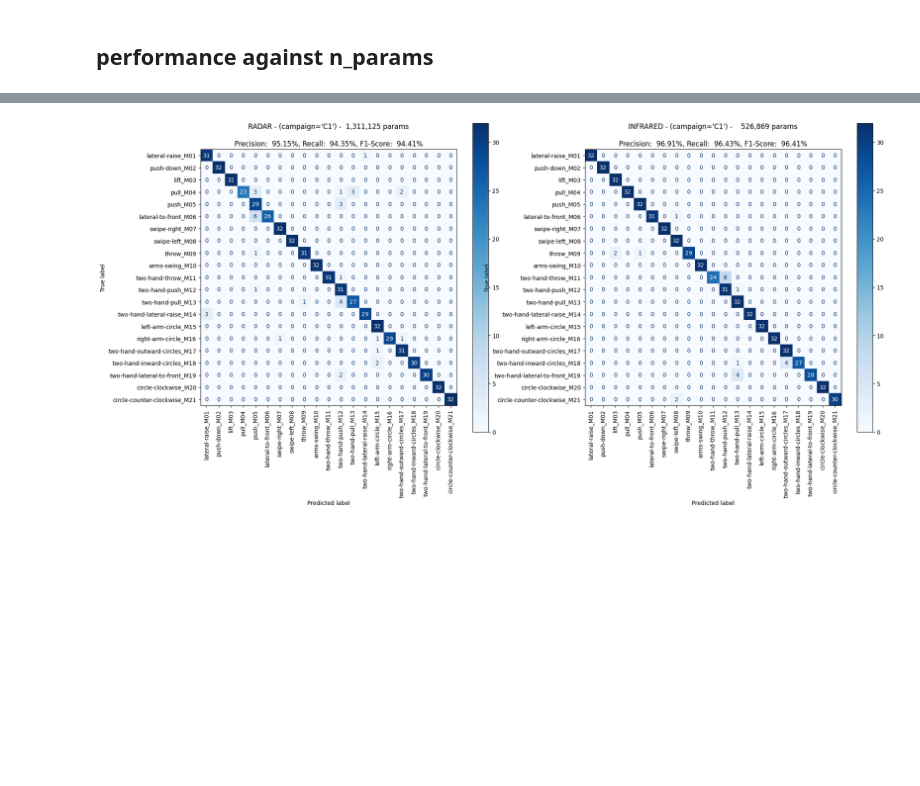
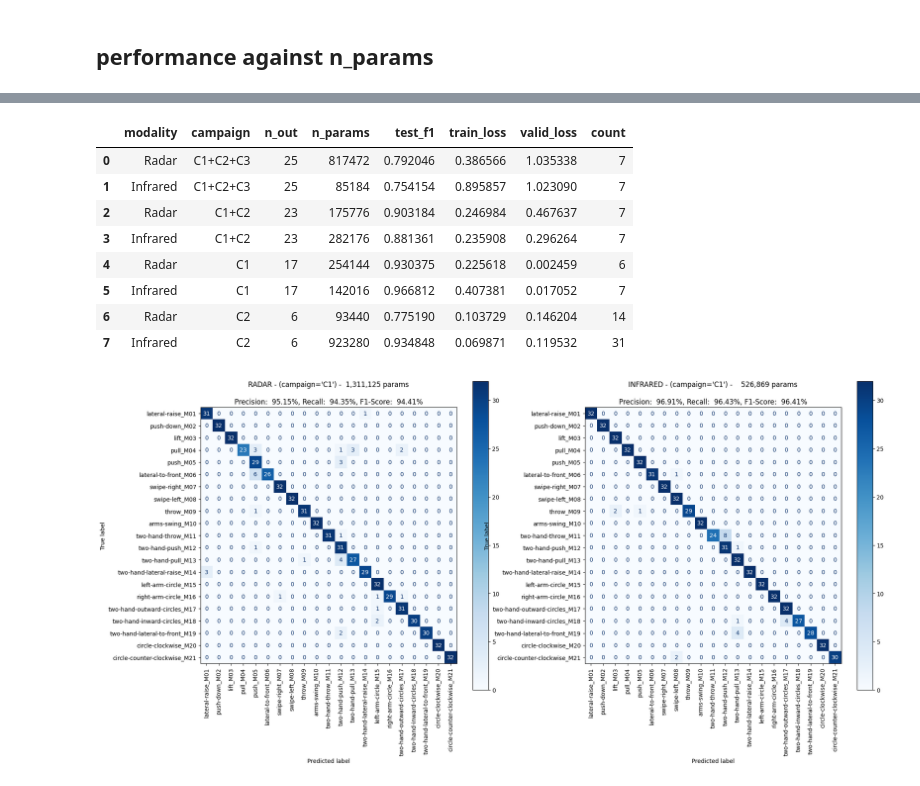
Before and after one commit to anasdev1204/CoDaS-Radar-based-Sentiment-Analysis-and-recognition, a Jupyter notebook: mudassar/result_visualization.ipynb, the cells around one changed output, grey strips where cells are left out. Cells and saved outputs as stored; diff of their text form; code cells hidden in the pictures; blank space fills up the shorter version.

```diff
--- a/mudassar/result_visualization.ipynb
+++ b/mudassar/result_visualization.ipynb
@@ -122,3 +137,15 @@ best_models[["modality", "campaign"]+cols[1:-1]]
+# %%
+best_model_table({17: "C1", 6: "C2", 23: "C1+C2", 25: "C1+C2+C3"}, "train_behaviors", "_cat_contrastive_exp_logs")
+# %% [output]
+|  | modality | campaign | n_out | n_params | test_f1 | train_loss | valid_loss | count |
+| 0 | Radar | C1+C2+C3 | 25 | 817472 | 0.792046 | 0.386566 | 1.035338 | 7 |
+| 1 | Infrared | C1+C2+C3 | 25 | 85184 | 0.754154 | 0.895857 | 1.023090 | 7 |
+| 2 | Radar | C1+C2 | 23 | 175776 | 0.903184 | 0.246984 | 0.467637 | 7 |
+| 3 | Infrared | C1+C2 | 23 | 282176 | 0.881361 | 0.235908 | 0.296264 | 7 |
+| 4 | Radar | C1 | 17 | 254144 | 0.930375 | 0.225618 | 0.002459 | 6 |
+| 5 | Infrared | C1 | 17 | 142016 | 0.966812 | 0.407381 | 0.017052 | 7 |
+| 6 | Radar | C2 | 6 | 93440 | 0.775190 | 0.103729 | 0.146204 | 14 |
+| 7 | Infrared | C2 | 6 | 923280 | 0.934848 | 0.069871 | 0.119532 | 31 |
 # %%
 data_df = D.find_available_files("../../../RF-Behavior")
 # campaign, n_cls = "C3", 6
```
Also changed, not shown: parts of 12 cells of this notebook, 11 other files.
